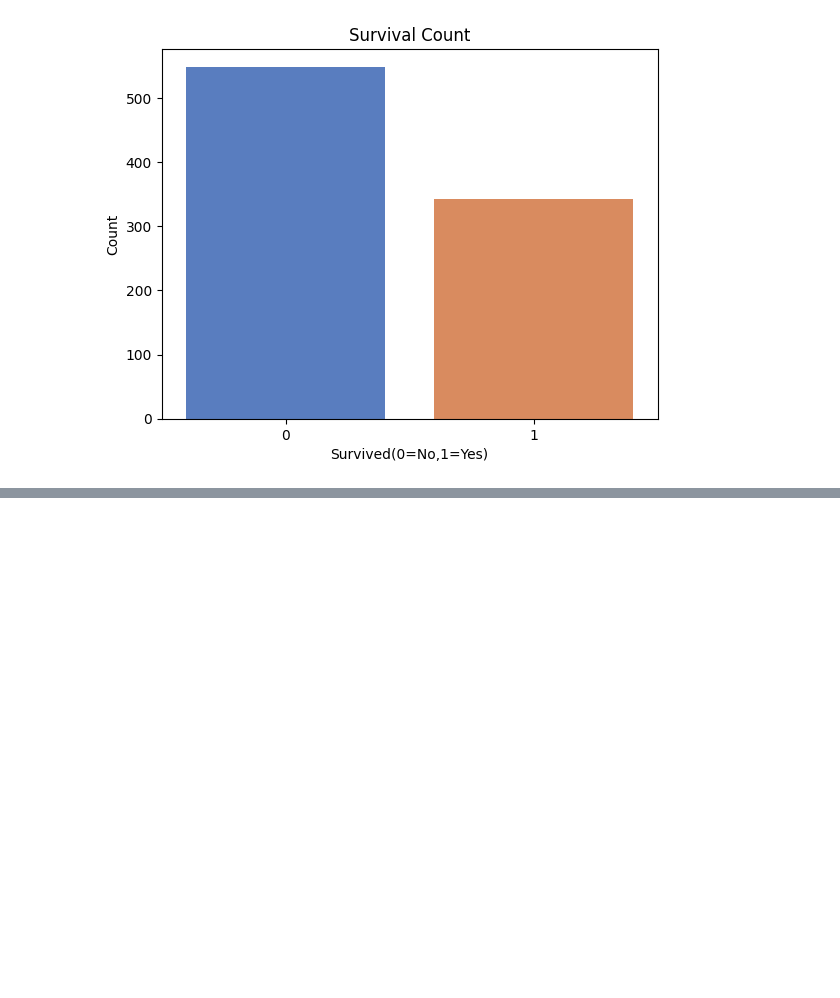
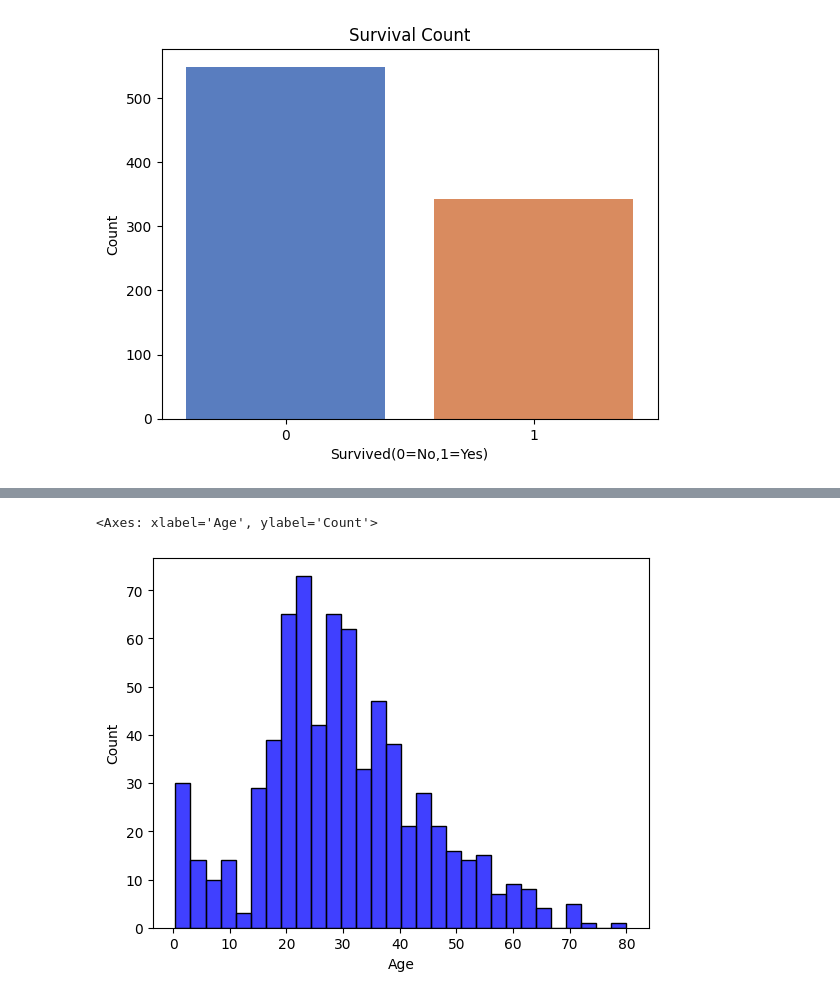
Before and after one commit to mumbimuthiga/data_handling, a Jupyter notebook: eda.ipynb, the cells around one changed output, grey strips where cells are left out. Saved outputs shown, nothing was run; the diff lists cells and outputs as text; code cells hidden in the pictures; blank space fills up the shorter version.

```diff
--- a/eda.ipynb
+++ b/eda.ipynb
@@ -49,0 +50,6 @@ Text(0.5, 1.0, 'Age Distribution')
+# %%
+import seaborn as sns;
+sns.histplot(titanic['Age'].dropna(),bins=30, kde=0, color="blue")
+# %% [output]
+<Axes: xlabel='Age', ylabel='Count'>
+[figure, added]
```
Also changed, not shown: parts of 2 cells of this notebook.
